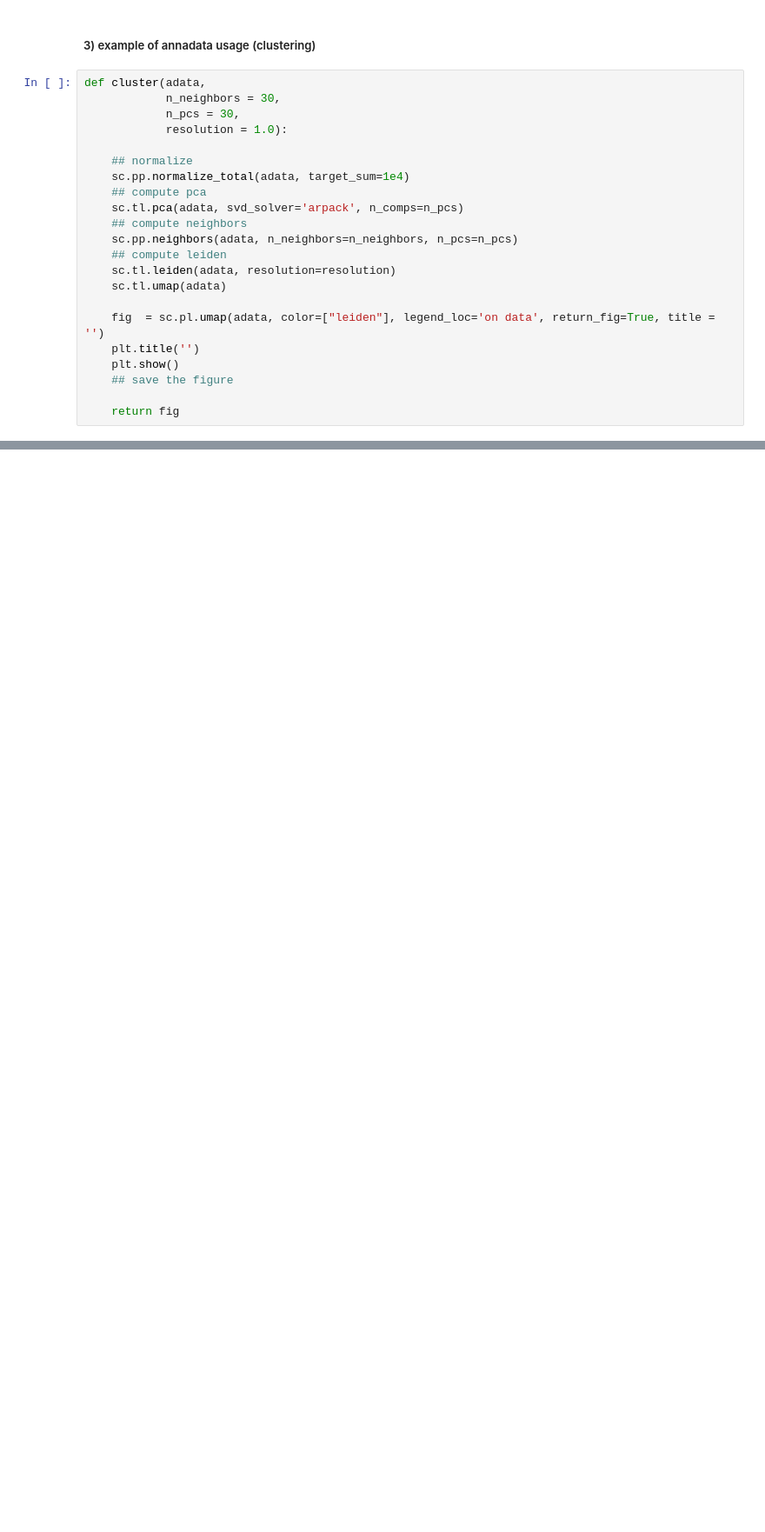
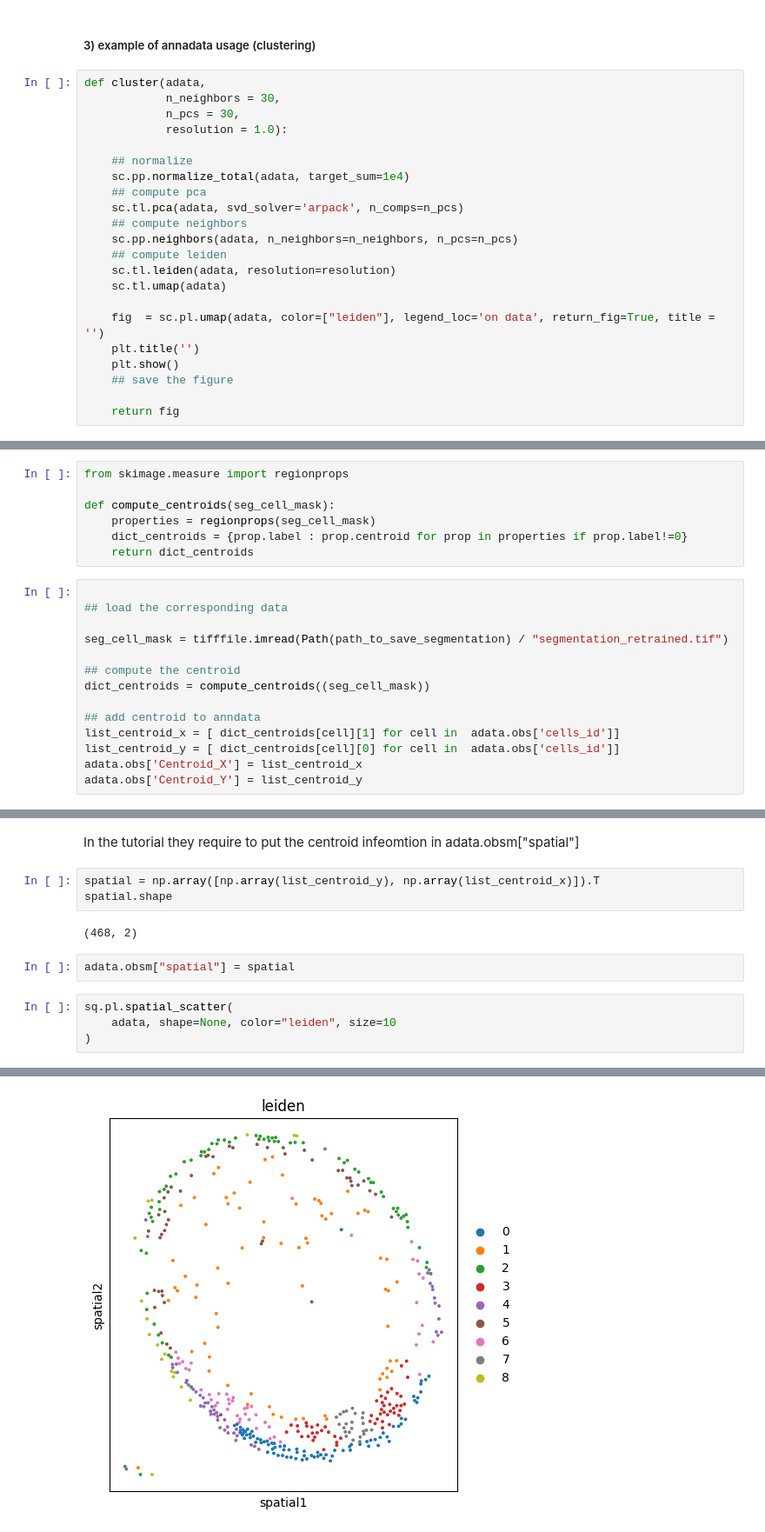
Before and after one commit to tdefa/t_me, a Jupyter notebook: Tutorial chenxi -Vizualization and segmentation.ipynb, the cells around one changed output, grey strips where cells are left out. Shown: that part at 87% size. Saved outputs shown, nothing was run; the diff lists cells and outputs as text; blank space fills up the shorter version.

```diff
--- a/Tutorial chenxi -Vizualization and segmentation.ipynb
+++ b/Tutorial chenxi -Vizualization and segmentation.ipynb
@@ -378,0 +414,21 @@ To enable the following instructions: AVX2 FMA, in other operations, rebuild Ten
+# %%
+from skimage.measure import regionprops
+
+def compute_centroids(seg_cell_mask):
+    properties = regionprops(seg_cell_mask)
+    dict_centroids = {prop.label : prop.centroid for prop in properties if prop.label!=0}
+    return dict_centroids
+# %%
+
+## load the corresponding data
+
+seg_cell_mask = tifffile.imread(Path(path_to_save_segmentation) / "segmentation_retrained.tif")
+
+## compute the centroid
+dict_centroids = compute_centroids((seg_cell_mask))
+
+## add centroid to anndata
+list_centroid_x = [ dict_centroids[cell][1] for cell in  adata.obs['cells_id']]
+list_centroid_y = [ dict_centroids[cell][0] for cell in  adata.obs['cells_id']]
+adata.obs['Centroid_X'] = list_centroid_x
+adata.obs['Centroid_Y'] = list_centroid_y
@@ -378,0 +445,14 @@ To enable the following instructions: AVX2 FMA, in other operations, rebuild Ten
+# %% [markdown]
+In the tutorial they require to put the centroid infeomtion in adata.obsm["spatial"]
+# %%
+spatial = np.array([np.array(list_centroid_y), np.array(list_centroid_x)]).T
+spatial.shape
+# %% [output]
+(468, 2)
+# %%
+adata.obsm["spatial"] = spatial
+# %%
+sq.pl.spatial_scatter(
+    adata, shape=None, color="leiden", size=10
+)
+# %% [output]
@@ -378,0 +460 @@ To enable the following instructions: AVX2 FMA, in other operations, rebuild Ten
+[figure, added]
```
Also changed, not shown: parts of 25 cells of this notebook.
